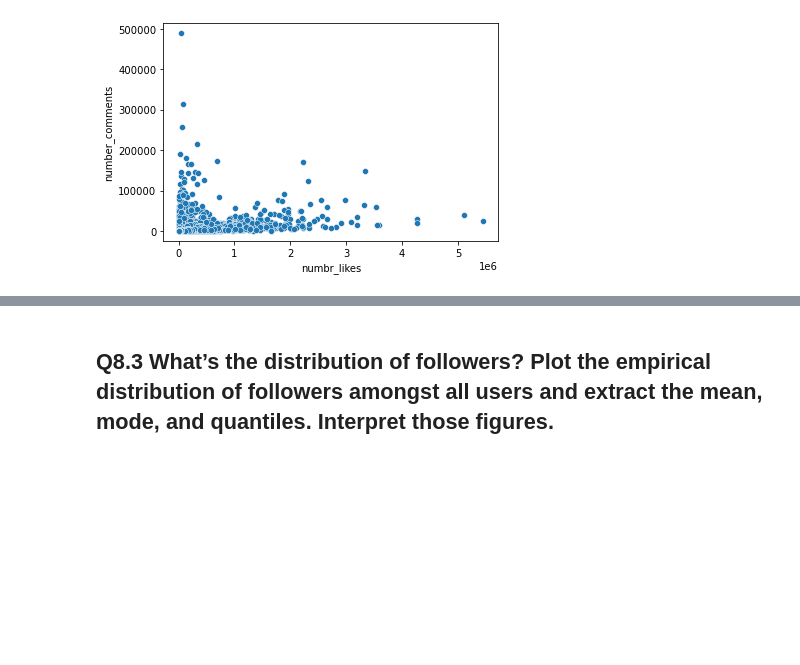
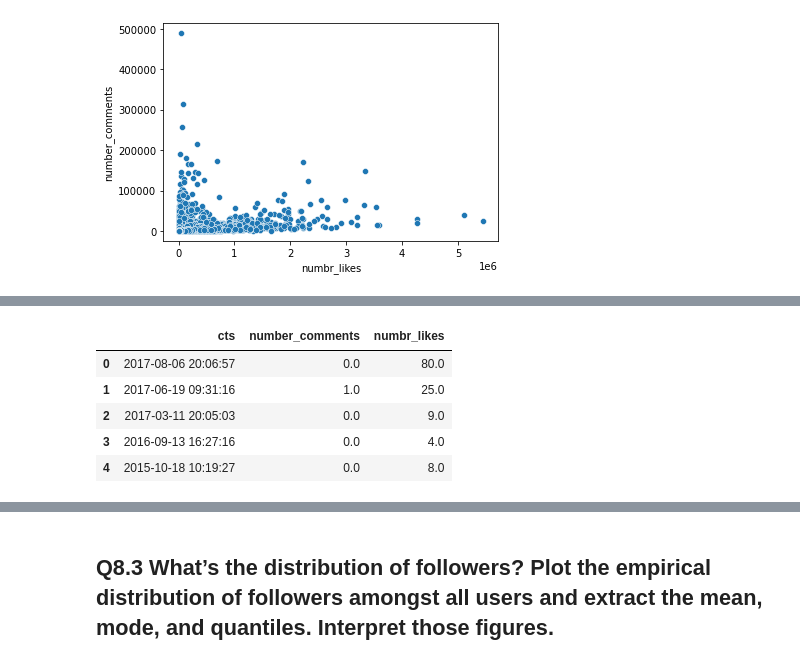
Before and after one commit to MRampo/ADM-HMW2, a Jupyter notebook: Q8.ipynb, the cells around one changed output, grey strips where cells are left out. Saved outputs shown, nothing was run; the diff lists cells and outputs as text; code cells hidden in the pictures; blank space fills up the shorter version.

```diff
--- a/Q8.ipynb
+++ b/Q8.ipynb
@@ -63,0 +98,12 @@ plt.show()
+# %%
+
+prova = posts[['cts', 'number_comments', 'numbr_likes']]
+prova.set_index("cts")
+prova.head()
+# %% [output]
+|  | cts | number_comments | numbr_likes |
+| 0 | 2017-08-06 20:06:57 | 0.0 | 80.0 |
+| 1 | 2017-06-19 09:31:16 | 1.0 | 25.0 |
+| 2 | 2017-03-11 20:05:03 | 0.0 | 9.0 |
+| 3 | 2016-09-13 16:27:16 | 0.0 | 4.0 |
+| 4 | 2015-10-18 10:19:27 | 0.0 | 8.0 |
```
Also changed, not shown: parts of 10 cells of this notebook.
